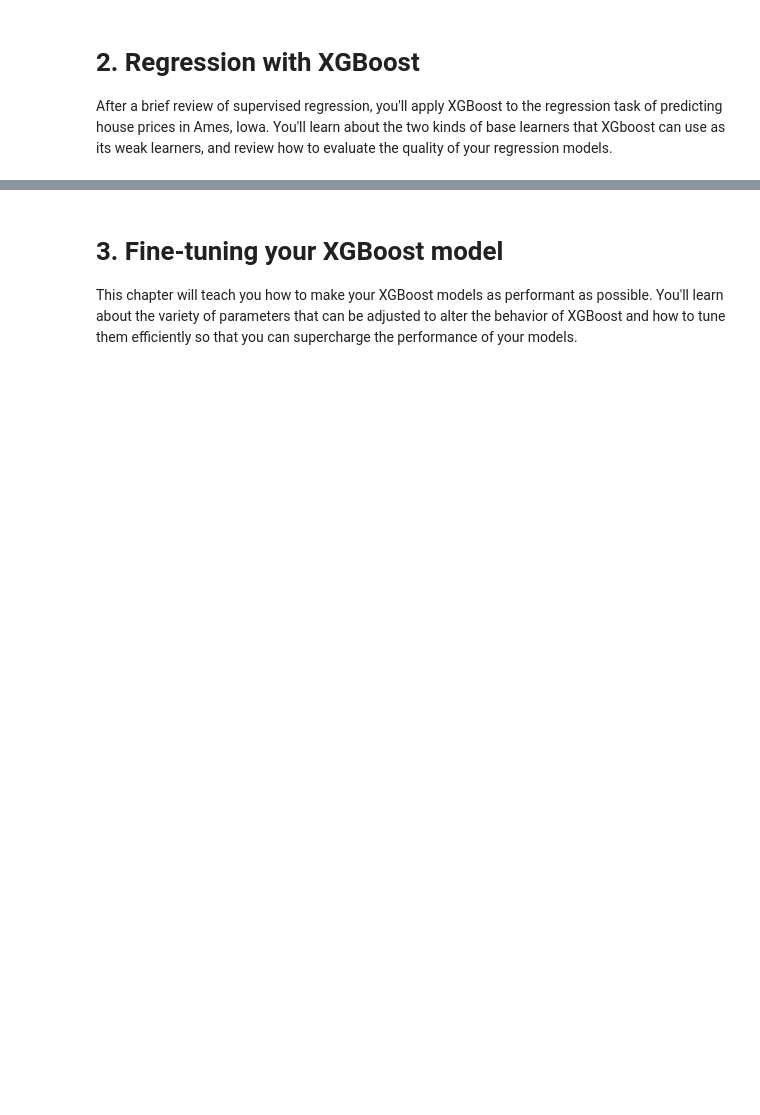
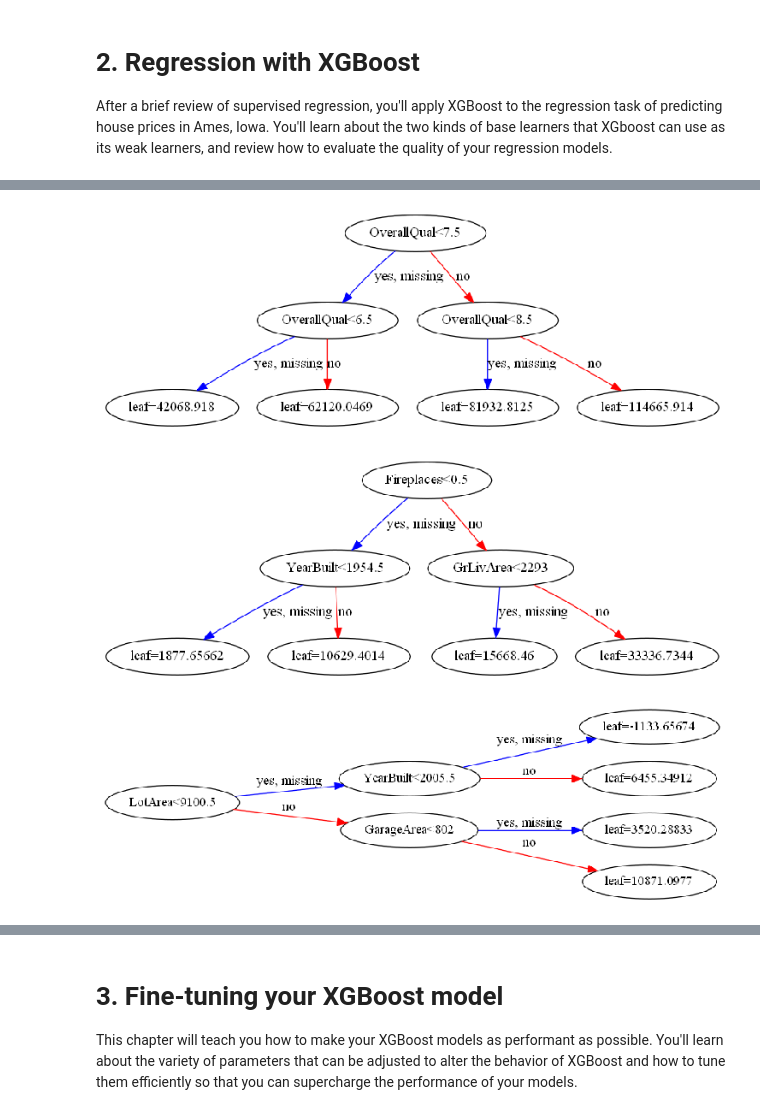
Before and after one commit to ggjuancamilo/DataCamp, a Jupyter notebook: Machine Learning Scientist with python/05 - Extreme Gradient Boosting with XGBoost/Code/Extreme Gradient Boosting with XGBoost.ipynb, the cells around one changed output, grey strips where cells are left out. Drawn from its saved outputs; the diff is of its cells as text; code cells hidden in the pictures; blank space fills up the shorter version.

```diff
--- a/Machine Learning Scientist with python/05 - Extreme Gradient Boosting with XGBoost/Code/Extreme Gradient Boosting with XGBoost.ipynb
+++ b/Machine Learning Scientist with python/05 - Extreme Gradient Boosting with XGBoost/Code/Extreme Gradient Boosting with XGBoost.ipynb
@@ -12,0 +195,3 @@ After a brief review of supervised regression, you'll apply XGBoost to the regre
+# %%
+X = df.iloc[:,:-1]
+y = df.iloc[:,-1]
@@ -12,0 +235,17 @@ After a brief review of supervised regression, you'll apply XGBoost to the regre
+# %%
+# Convert the training and testing sets into DMatrixes: DM_train, DM_test
+DM_train = xgb.DMatrix(X_train, y_train)
+DM_test =  xgb.DMatrix(X_test, y_test)
+
+# Create the parameter dictionary: params
+params = {"booster":"gblinear", "objective":"reg:linear"}
+
+# Train the model: xg_reg
+xg_reg = xgb.train(params = params, dtrain= DM_train, num_boost_round= 5)
+
+# Predict the labels of the test set: preds
+preds = xg_reg.predict(DM_test)
+
+# Compute and print the RMSE
+rmse = np.sqrt(mean_squared_error(y_test,preds))
+print("RMSE: %f" % (rmse))
@@ -12,0 +378,28 @@ After a brief review of supervised regression, you'll apply XGBoost to the regre
+# %%
+
+rcParams['figure.figsize'] = 13,13
+
+# Create the DMatrix: housing_dmatrix
+housing_dmatrix = xgb.DMatrix(data=X, label=y)
+
+# Create the parameter dictionary: params
+params = {"objective":"reg:squarederror", "max_depth":2}
+
+# Train the model: xg_reg
+xg_reg = xgb.train(params=params, dtrain=housing_dmatrix, num_boost_round=10)
+
+# Plot the first tree
+xgb.plot_tree(xg_reg, num_trees=0 )
+plt.show()
+
+# Plot the fifth tree
+xgb.plot_tree(xg_reg, num_trees=4, aspect='auto' )
+plt.show()
+
+# Plot the last tree sideways
+xgb.plot_tree(xg_reg, num_trees=9, rankdir="LR" )
+plt.show()
+# %% [output]
+[figure, added]
+[figure, added]
+[figure, added]
```
Also changed, not shown: parts of 26 cells of this notebook, 3 other files.
